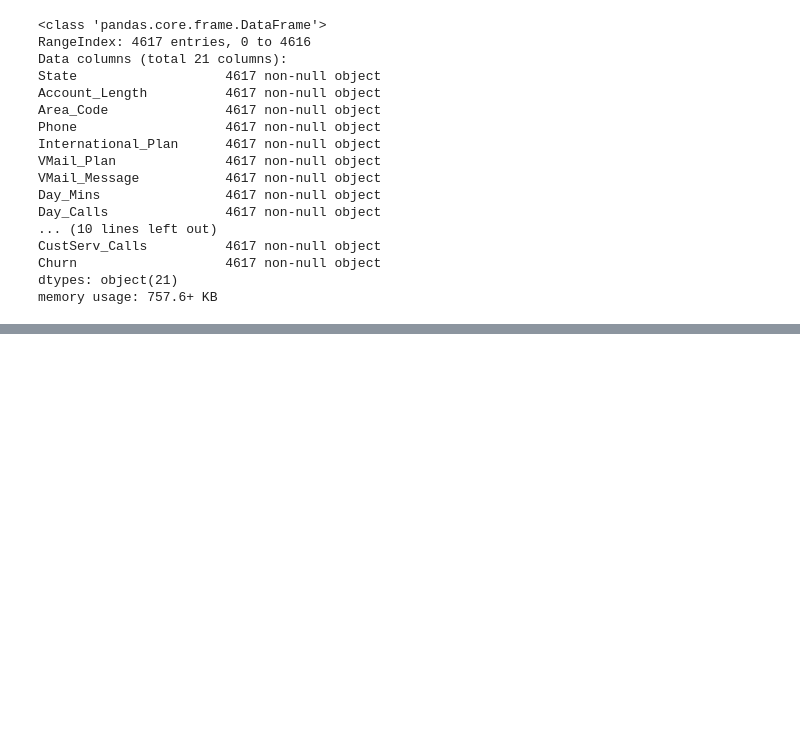
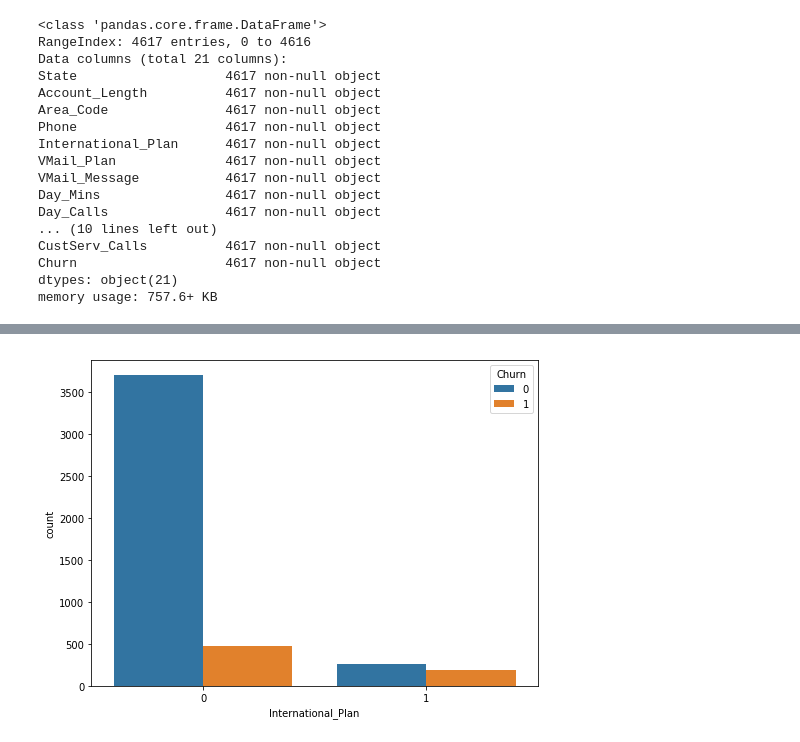
Before and after one commit to isankha007/ML-Project, a Jupyter notebook: Telecom-Churn.ipynb, the cells around one changed output, grey strips where cells are left out. Drawn from its saved outputs; the diff is of its cells as text; code cells hidden in the pictures; blank space fills up the shorter version.

```diff
--- a/Telecom-Churn.ipynb
+++ b/Telecom-Churn.ipynb
@@ -114,0 +177,6 @@ data.head()
+# %%
+import seaborn as sns
+plt.rcParams['figure.figsize'] = (8, 6)
+sns.countplot(x='International_Plan', hue='Churn', data=data);
+# %% [output]
+[figure, added]
```
Also changed, not shown: parts of 48 cells of this notebook.
